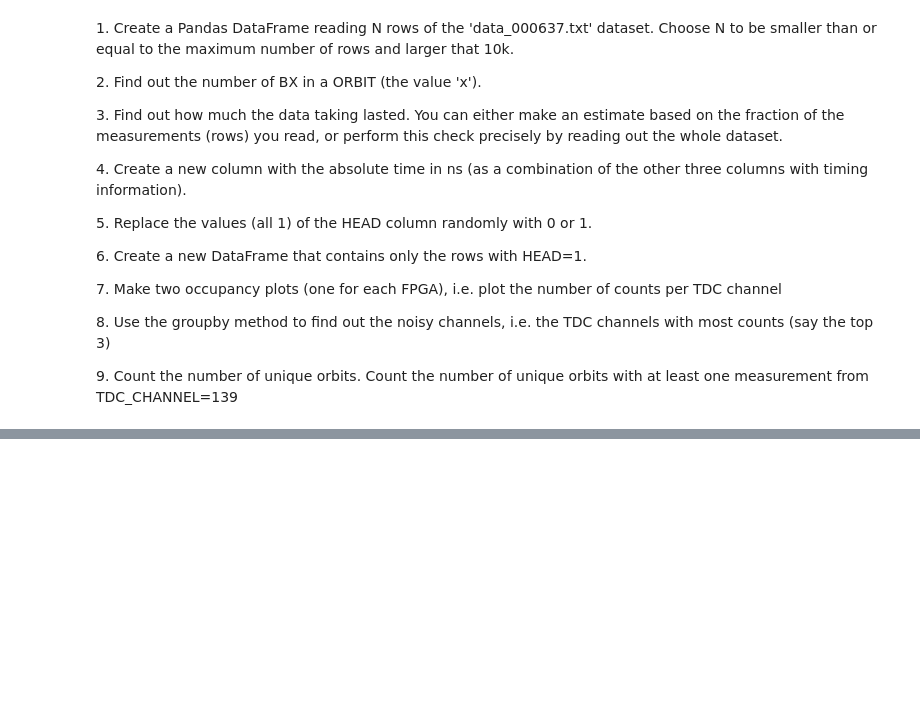
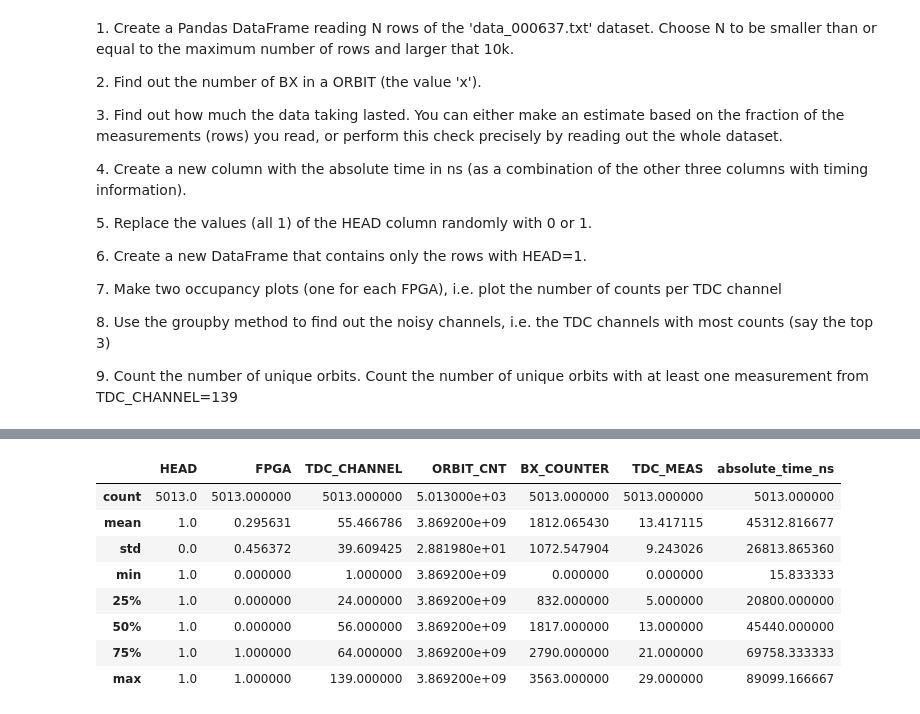
Before and after one commit to chacon-jorge/LaboratoryOfComputationalPhysics_Y9, a Jupyter notebook: Lab06/06ex_Pandas.ipynb, the cells around one changed output, grey strips where cells are left out. Cells and saved outputs as stored; diff of their text form; code cells hidden in the pictures; blank space fills up the shorter version.

```diff
--- a/Lab06/06ex_Pandas.ipynb
+++ b/Lab06/06ex_Pandas.ipynb
@@ -25,0 +153,14 @@ This exercise consists in analyzing a dataset containg timing information from a
+# %%
+# 6. New DataFrame that contains only the rows with HEAD=1.
+df_head_one = df_copy[df_copy['HEAD']>0]
+df_head_one.describe()
+# %% [output]
+|  | HEAD | FPGA | TDC_CHANNEL | ORBIT_CNT | BX_COUNTER | TDC_MEAS | absolute_time_ns |
+| count | 5013.0 | 5013.000000 | 5013.000000 | 5.013000e+03 | 5013.000000 | 5013.000000 | 5013.000000 |
+| mean | 1.0 | 0.295631 | 55.466786 | 3.869200e+09 | 1812.065430 | 13.417115 | 45312.816677 |
+| std | 0.0 | 0.456372 | 39.609425 | 2.881980e+01 | 1072.547904 | 9.243026 | 26813.865360 |
+| min | 1.0 | 0.000000 | 1.000000 | 3.869200e+09 | 0.000000 | 0.000000 | 15.833333 |
+| 25% | 1.0 | 0.000000 | 24.000000 | 3.869200e+09 | 832.000000 | 5.000000 | 20800.000000 |
+| 50% | 1.0 | 0.000000 | 56.000000 | 3.869200e+09 | 1817.000000 | 13.000000 | 45440.000000 |
+| 75% | 1.0 | 1.000000 | 64.000000 | 3.869200e+09 | 2790.000000 | 21.000000 | 69758.333333 |
+| max | 1.0 | 1.000000 | 139.000000 | 3.869200e+09 | 3563.000000 | 29.000000 | 89099.166667 |
```
Also changed, not shown: parts of 11 cells of this notebook, 1 other file.
